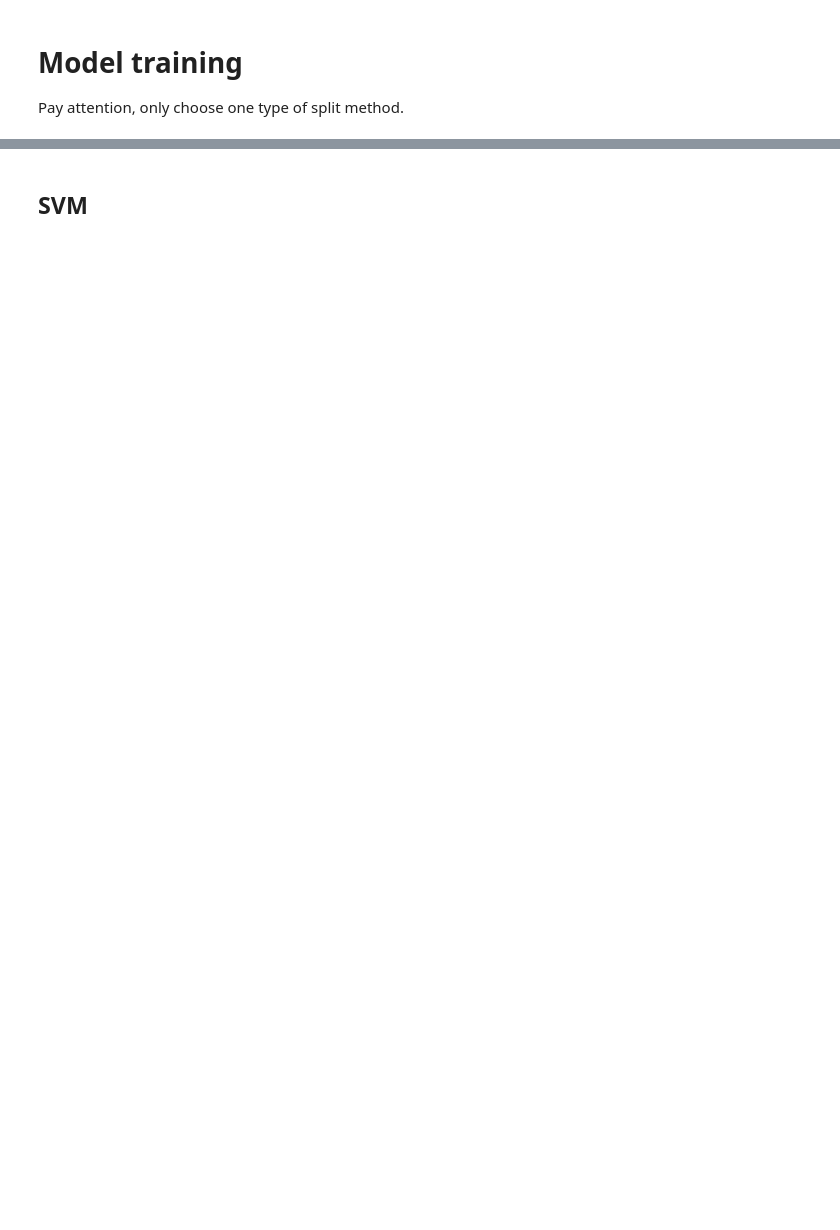
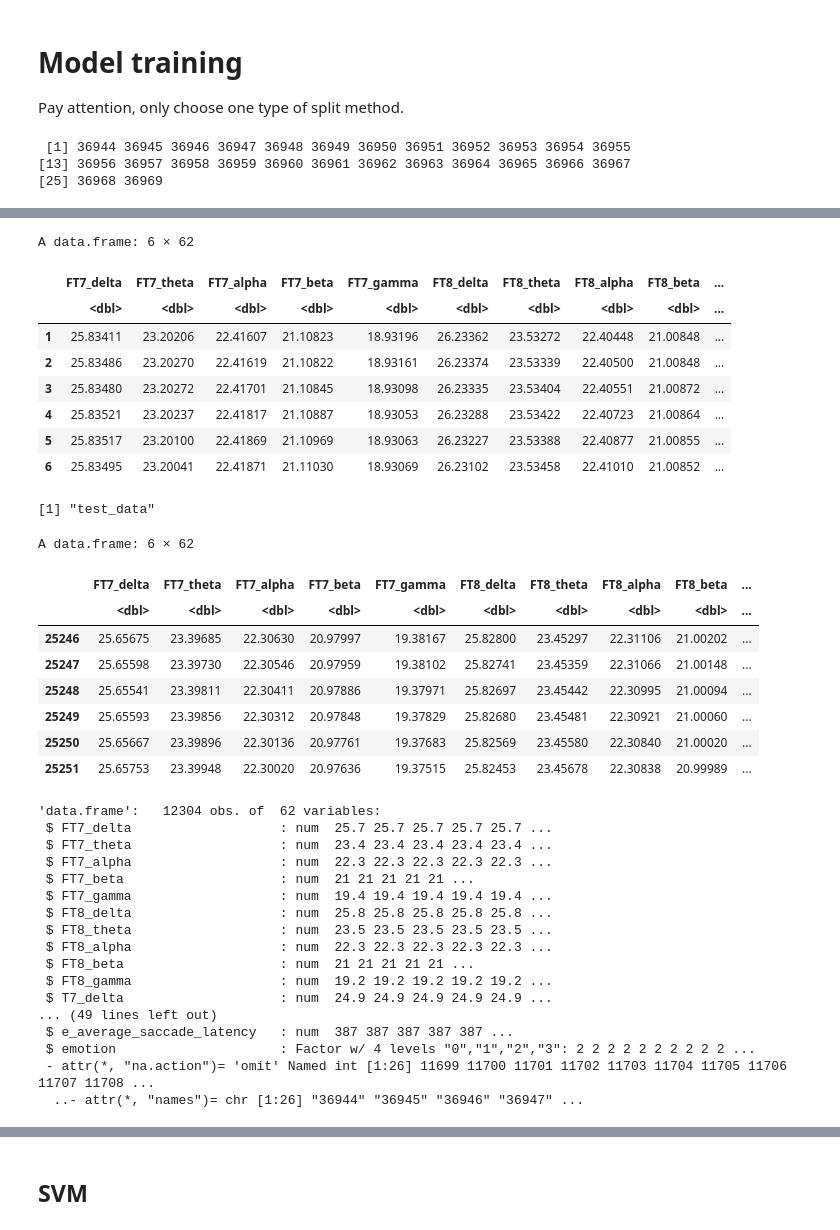
Before and after one commit to nieyangfei/EGG_Big_Data, a Jupyter notebook: EEG_Big_Data_Project.ipynb, the cells around one changed output, grey strips where cells are left out. Saved outputs shown, nothing was run; the diff lists cells and outputs as text; code cells hidden in the pictures; blank space fills up the shorter version.

```diff
--- a/EEG_Big_Data_Project.ipynb
+++ b/EEG_Big_Data_Project.ipynb
@@ -388,7 +398,7 @@ for(session_index in 1:session_number)
 
       # The session_index
       if (session_index == 3 && subject_index == 1 && trial_index == 1) {
-        session3_index <- ncol(emotion) + 1
+        session3_index <- length(emotion) + 1
       }
 
 
@@ -722,23 +709,27 @@ str(test_data)
 # head(test_data)
 # str(test_data)
 # %%
-# # Split by sessions.
-# # Row numbers that have any NA
-# na_rows <- which(!complete.cases(egg_data))
-# # View them and then will inspect
-# na_rows
-# # Why has NA data should be checked. There might be big wrong.
-# # Split data to train and test sets.
-# train_data <- egg_data[1:(session3_index - 1), ]
-# test_data  <- egg_data[session3_index:nrow(egg_data), ]
-# # Remove empty lines
-# train_data <- na.omit(train_data)
-# test_data <- na.omit(test_data)
+# Split by sessions.
+# Row numbers that have any NA
+na_rows <- which(!complete.cases(egg_data))
+# View them and then will inspect
+na_rows
+# Why has NA data should be checked. There might be big wrong.
+# Split data to train and test sets.
+train_data <- egg_data[1:(session3_index - 1), ]
+test_data  <- egg_data[session3_index:nrow(egg_data), ]
+# Remove empty lines
+train_data <- na.omit(train_data)
+test_data <- na.omit(test_data)
 
-# # Head data.
-# print("train_data")
-# str(train_data)
-# head(train_data)
-# print("test_data")
-# head(test_data)
-# str(test_data)
+# Head data.
+print("train_data")
+str(train_data)
+head(train_data)
+print("test_data")
+head(test_data)
+str(test_data)
+# %% [output]
+ [1] 36944 36945 36946 36947 36948 36949 36950 36951 36952 36953 36954 36955
+[13] 36956 36957 36958 36959 36960 36961 36962 36963 36964 36965 36966 36967
+[25] 36968 36969
@@ -744,0 +753,36 @@ str(test_data)
+A data.frame: 6 × 62
+|  | FT7_delta | FT7_theta | FT7_alpha | FT7_beta | FT7_gamma | FT8_delta | FT8_theta | FT8_alpha | FT8_beta | ... |
+|  | <dbl> | <dbl> | <dbl> | <dbl> | <dbl> | <dbl> | <dbl> | <dbl> | <dbl> | ... |
+| 1 | 25.83411 | 23.20206 | 22.41607 | 21.10823 | 18.93196 | 26.23362 | 23.53272 | 22.40448 | 21.00848 | ... |
+| 2 | 25.83486 | 23.20270 | 22.41619 | 21.10822 | 18.93161 | 26.23374 | 23.53339 | 22.40500 | 21.00848 | ... |
+| 3 | 25.83480 | 23.20272 | 22.41701 | 21.10845 | 18.93098 | 26.23335 | 23.53404 | 22.40551 | 21.00872 | ... |
+| 4 | 25.83521 | 23.20237 | 22.41817 | 21.10887 | 18.93053 | 26.23288 | 23.53422 | 22.40723 | 21.00864 | ... |
+| 5 | 25.83517 | 23.20100 | 22.41869 | 21.10969 | 18.93063 | 26.23227 | 23.53388 | 22.40877 | 21.00855 | ... |
+| 6 | 25.83495 | 23.20041 | 22.41871 | 21.11030 | 18.93069 | 26.23102 | 23.53458 | 22.41010 | 21.00852 | ... |
+[1] "test_data"
+A data.frame: 6 × 62
+|  | FT7_delta | FT7_theta | FT7_alpha | FT7_beta | FT7_gamma | FT8_delta | FT8_theta | FT8_alpha | FT8_beta | ... |
+|  | <dbl> | <dbl> | <dbl> | <dbl> | <dbl> | <dbl> | <dbl> | <dbl> | <dbl> | ... |
+| 25246 | 25.65675 | 23.39685 | 22.30630 | 20.97997 | 19.38167 | 25.82800 | 23.45297 | 22.31106 | 21.00202 | ... |
+| 25247 | 25.65598 | 23.39730 | 22.30546 | 20.97959 | 19.38102 | 25.82741 | 23.45359 | 22.31066 | 21.00148 | ... |
+| 25248 | 25.65541 | 23.39811 | 22.30411 | 20.97886 | 19.37971 | 25.82697 | 23.45442 | 22.30995 | 21.00094 | ... |
+| 25249 | 25.65593 | 23.39856 | 22.30312 | 20.97848 | 19.37829 | 25.82680 | 23.45481 | 22.30921 | 21.00060 | ... |
+| 25250 | 25.65667 | 23.39896 | 22.30136 | 20.97761 | 19.37683 | 25.82569 | 23.45580 | 22.30840 | 21.00020 | ... |
+| 25251 | 25.65753 | 23.39948 | 22.30020 | 20.97636 | 19.37515 | 25.82453 | 23.45678 | 22.30838 | 20.99989 | ... |
+'data.frame':   12304 obs. of  62 variables:
+ $ FT7_delta                   : num  25.7 25.7 25.7 25.7 25.7 ...
+ $ FT7_theta                   : num  23.4 23.4 23.4 23.4 23.4 ...
+ $ FT7_alpha                   : num  22.3 22.3 22.3 22.3 22.3 ...
+ $ FT7_beta                    : num  21 21 21 21 21 ...
+ $ FT7_gamma                   : num  19.4 19.4 19.4 19.4 19.4 ...
+ $ FT8_delta                   : num  25.8 25.8 25.8 25.8 25.8 ...
+ $ FT8_theta                   : num  23.5 23.5 23.5 23.5 23.5 ...
+ $ FT8_alpha                   : num  22.3 22.3 22.3 22.3 22.3 ...
+ $ FT8_beta                    : num  21 21 21 21 21 ...
+ $ FT8_gamma                   : num  19.2 19.2 19.2 19.2 19.2 ...
+ $ T7_delta                    : num  24.9 24.9 24.9 24.9 24.9 ...
+... (49 lines left out)
+ $ e_average_saccade_latency   : num  387 387 387 387 387 ...
+ $ emotion                     : Factor w/ 4 levels "0","1","2","3": 2 2 2 2 2 2 2 2 2 2 ...
+ - attr(*, "na.action")= 'omit' Named int [1:26] 11699 11700 11701 11702 11703 11704 11705 11706 11707 11708 ...
+  ..- attr(*, "names")= chr [1:26] "36944" "36945" "36946" "36947" ...
```
Also changed, not shown: parts of 12 cells of this notebook.
